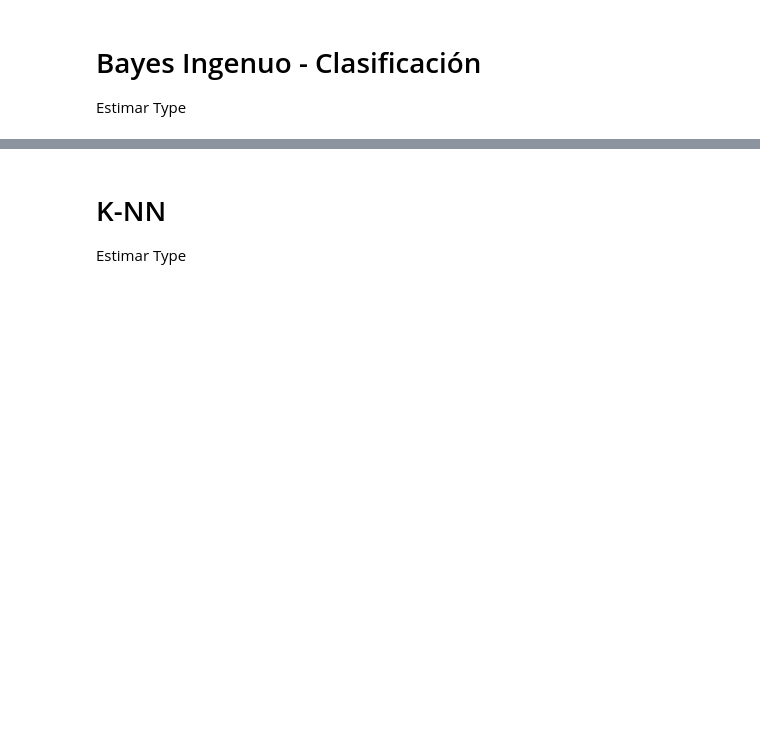
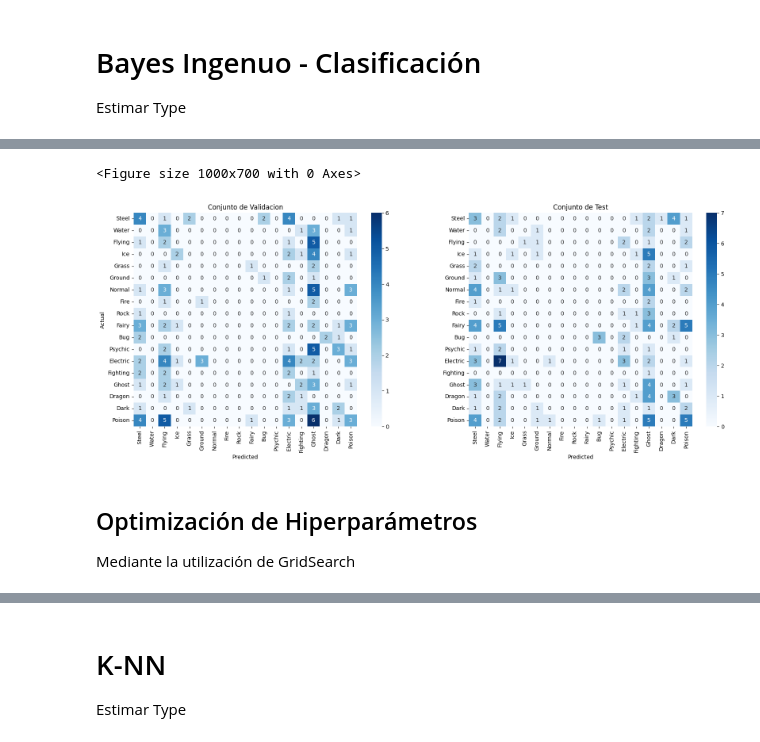
Before and after one commit to franciscoryb1/MINERIA-TUIA-Gauto-RodriguezYBarros, a Jupyter notebook: tp2.ipynb, the cells around one changed output, grey strips where cells are left out. Cells and saved outputs as stored; diff of their text form; code cells hidden in the pictures; blank space fills up the shorter version.

Commit message:
actualizacion Bayes Ingenuo

```diff
--- a/tp2.ipynb
+++ b/tp2.ipynb
@@ -901,0 +904,18 @@ Estimar Type
+# %%
+# Discretización de atributos
+from sklearn.preprocessing import KBinsDiscretizer
+column_names = X_train.columns.to_list()
+discretizer = KBinsDiscretizer(n_bins=5, encode='ordinal', strategy='uniform')
+# x_train
+X_train_discretized = pd.DataFrame(discretizer.fit_transform(X_train))
+X_train_discretized.columns = column_names
+#x_val
+X_val_discretized = pd.DataFrame(discretizer.fit_transform(X_val))
+X_val_discretized.columns = column_names
+#x_test
+X_test_discretized = pd.DataFrame(discretizer.transform(X_test))
+X_test_discretized.columns = column_names
+# %%
+# Definición y Entrenamiento del Modelo
+model_GaussianNB = GaussianNB()
+model_GaussianNB.fit(X_train_discretized, y_train)
@@ -901,0 +934,4 @@ Estimar Type
+# %%
+# Testeo
+predictionsVal = model_GaussianNB.predict(X_val_discretized)
+predictionsTest = model_GaussianNB.predict(X_test_discretized)
@@ -901,0 +974,27 @@ Estimar Type
+# %%
+confusionMatrixVal = confusion_matrix(y_val,predictionsVal)
+confusionMatrixTest = confusion_matrix(y_test, predictionsTest)
+# %%
+plt.figure(figsize=(10, 7))
+fig, ax = plt.subplots(1,2,figsize=(20, 7))
+
+sns.heatmap(confusionMatrixVal, annot=True, fmt='d', cmap='Blues', xticklabels=y_test.unique(), yticklabels=y_test.unique(), ax=ax[0])
+ax[0].set_xlabel('Predicted')
+ax[0].set_ylabel('Actual')
+ax[0].set_title("Conjunto de Validacion")
+
+sns.heatmap(confusionMatrixTest, annot=True, fmt='d', cmap='Blues', xticklabels=y_test.unique(), yticklabels=y_test.unique(), ax=ax[1])
+ax[1].set_xlabel('Predicted')
+ax[1].set_title("Conjunto de Test")
+
+
+#plt.xlabel('Predicted')
+#plt.ylabel('Actual')
+#plt.title('Confusion Matrix')
+plt.show()
+# %% [output]
+<Figure size 1000x700 with 0 Axes>
+[figure, added]
+# %% [markdown]
+## Optimización de Hiperparámetros
+Mediante la utilización de GridSearch
```
Also changed, not shown: parts of 37 cells of this notebook, 1 other file.
